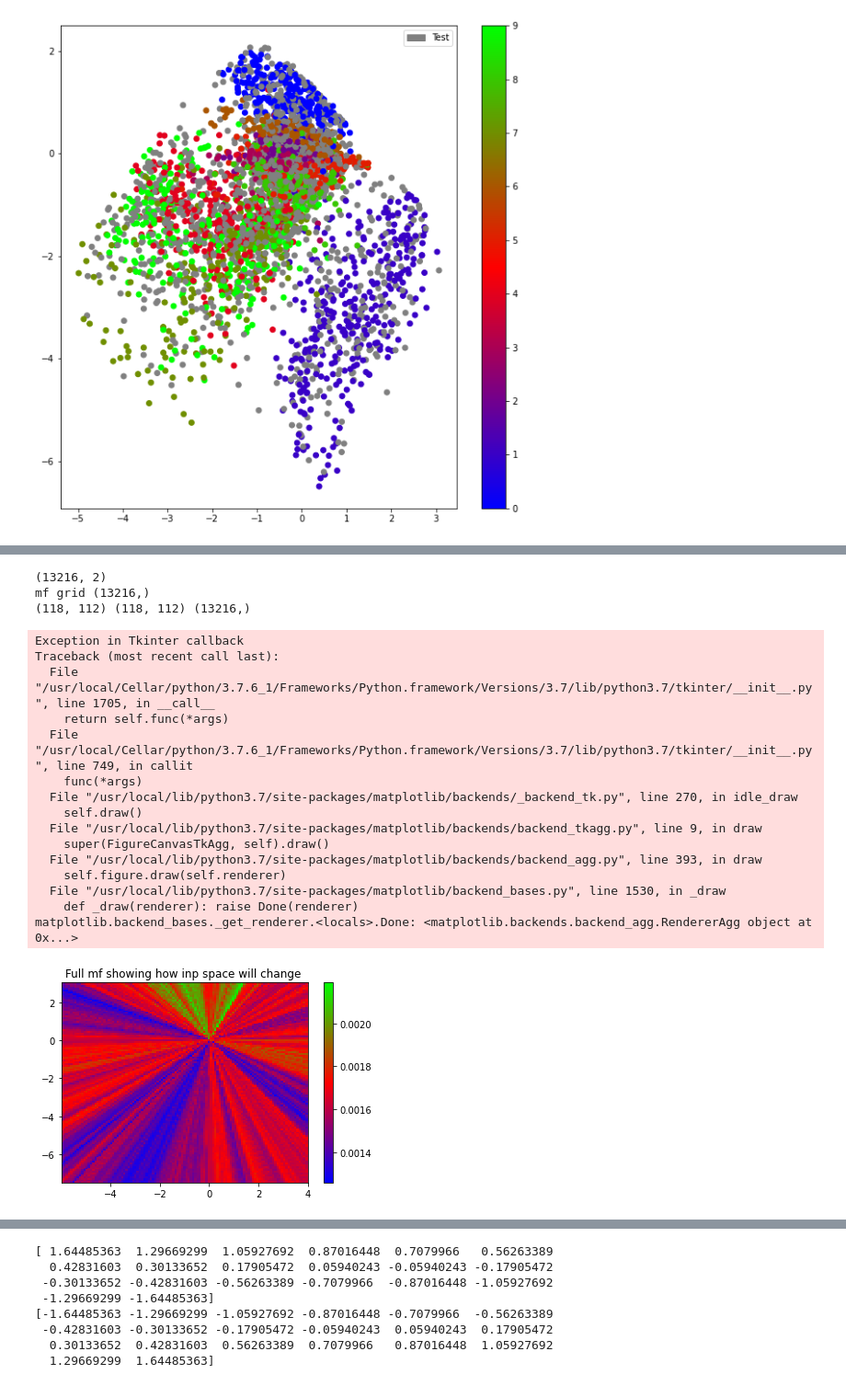
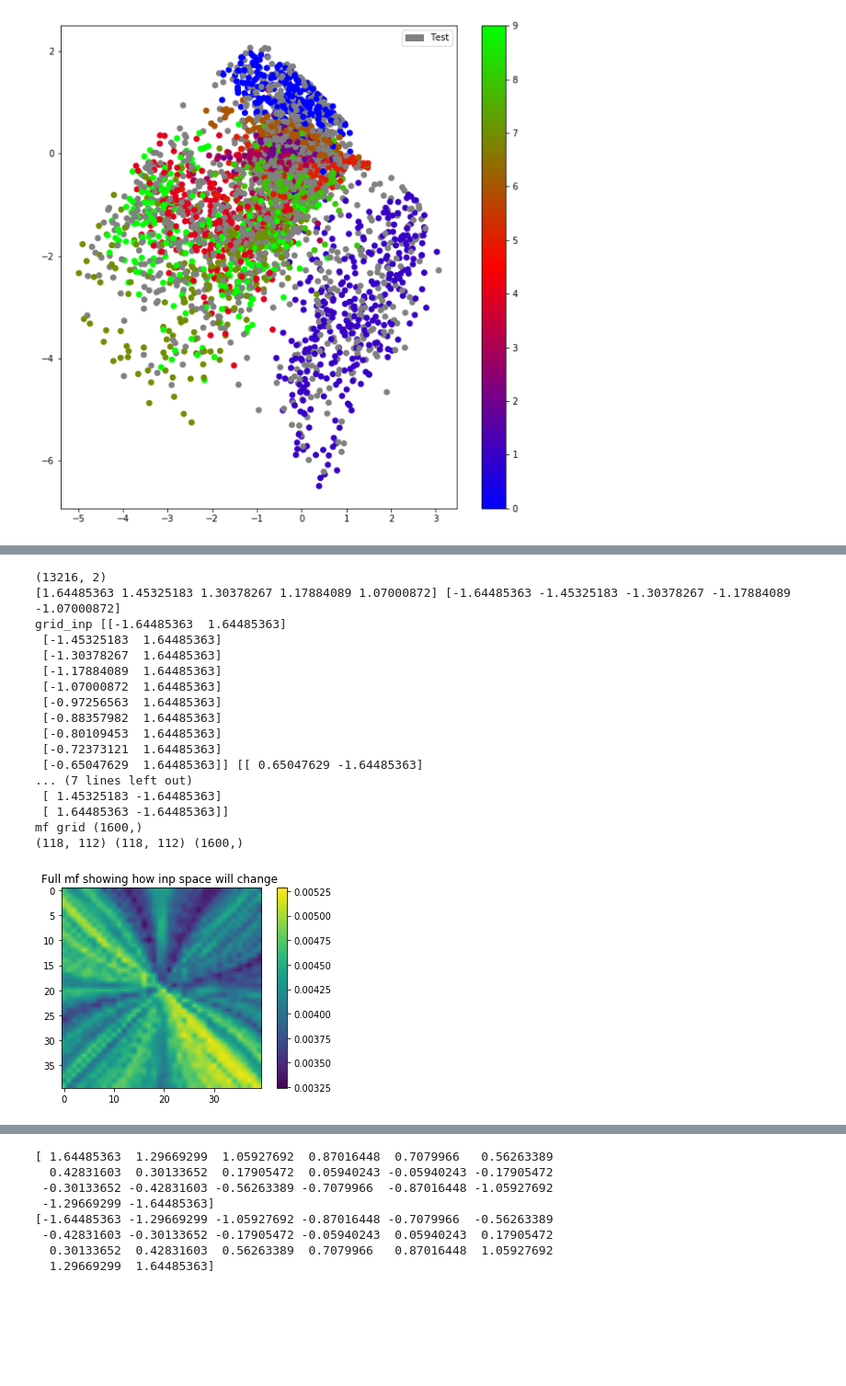
Before and after one commit to andykamp/quantify_seismic_similarity, a Jupyter notebook: notebooks/visualizing-mnist-VAE-rieman_latent_space.ipynb, the cells around one changed output, grey strips where cells are left out. Shown at 92% size. Cells and saved outputs as stored; diff of their text form; code cells hidden in the pictures; blank space fills up the shorter version.

```diff
--- a/notebooks/visualizing-mnist-VAE-rieman_latent_space.ipynb
+++ b/notebooks/visualizing-mnist-VAE-rieman_latent_space.ipynb
@@ -444,46 +428,62 @@ doneee
 # %%
 # plot mf for entire grid
 h = .09  # step size in the mesh
 x_min, x_max = x_valid_encoded[:, 0].min() - 1, x_valid_encoded[:, 0].max() + 1
 y_min, y_max = x_valid_encoded[:, 1].min() - 1,x_valid_encoded[:, 1].max() + 1
 xx, yy = np.meshgrid(np.arange(x_min, x_max, h),
                     np.arange(y_min, y_max, h))
 
 grid_inp = np.c_[xx.ravel(), yy.ravel()]
 print(grid_inp.shape)
 
+
+n = 40
+xxx = np.flip(norm.ppf(np.linspace(0.05, 0.95, n)))
+yyy = norm.ppf(np.linspace(0.05, 0.95, n))
+print(xxx[:5], yyy[:5])
+grid_inp = np.empty([n*n, 2])
+ii=0
+for i, yi in enumerate(xxx):
+    for j, xi in enumerate(yyy):
+        grid_inp[ii] = np.asarray([xi, yi])
+        ii+=1
+print("grid_inp", grid_inp[:10], grid_inp[-10:])
+
+
+
 mf = session.run(rmetric.MF, {rmetric.z: grid_inp})
 print("mf grid", mf.shape)
 print(xx.shape, yy.shape, mf.shape)
 # Put the result into a color plot
-Z = mf.reshape(xx.shape)
+Z = mf.reshape(n, n)
 plt.figure()
-plt.pcolormesh(xx, yy, Z, cmap="brg")
+plt.imshow(Z, interpolation="bilinear")
+
+#plt.pcolormesh(xx, yy, Z, cmap="brg")
 
 #plot actuals
 plt.title("Full mf showing how inp space will change ")
 plt.colorbar()
 plt.show()
 # %% [output]
 (13216, 2)
-mf grid (13216,)
-(118, 112) (118, 112) (13216,)
+[1.64485363 1.45325183 1.30378267 1.17884089 1.07000872] [-1.64485363 -1.45325183 -1.30378267 -1.17884089 -1.07000872]
+grid_inp [[-1.64485363  1.64485363]
+ [-1.45325183  1.64485363]
+ [-1.30378267  1.64485363]
+ [-1.17884089  1.64485363]
+ [-1.07000872  1.64485363]
+ [-0.97256563  1.64485363]
+ [-0.88357982  1.64485363]
+ [-0.80109453  1.64485363]
+ [-0.72373121  1.64485363]
+ [-0.65047629  1.64485363]] [[ 0.65047629 -1.64485363]
+... (7 lines left out)
+ [ 1.45325183 -1.64485363]
+ [ 1.64485363 -1.64485363]]
+mf grid (1600,)
+(118, 112) (118, 112) (1600,)
-Exception in Tkinter callback
-Traceback (most recent call last):
-  File "/usr/local/Cellar/python/3.7.6_1/Frameworks/Python.framework/Versions/3.7/lib/python3.7/tkinter/__init__.py", line 1705, in __call__
-    return self.func(*args)
-  File "/usr/local/Cellar/python/3.7.6_1/Frameworks/Python.framework/Versions/3.7/lib/python3.7/tkinter/__init__.py", line 749, in callit
-    func(*args)
-  File "/usr/local/lib/python3.7/site-packages/matplotlib/backends/_backend_tk.py", line 270, in idle_draw
-    self.draw()
-  File "/usr/local/lib/python3.7/site-packages/matplotlib/backends/backend_tkagg.py", line 9, in draw
-    super(FigureCanvasTkAgg, self).draw()
-  File "/usr/local/lib/python3.7/site-packages/matplotlib/backends/backend_agg.py", line 393, in draw
-    self.figure.draw(self.renderer)
-  File "/usr/local/lib/python3.7/site-packages/matplotlib/backend_bases.py", line 1530, in _draw
-    def _draw(renderer): raise Done(renderer)
-matplotlib.backend_bases._get_renderer.<locals>.Done: <matplotlib.backends.backend_agg.RendererAgg object at 0x...>
-[figure, old version]
+[figure, new version]
 # %%
 # plot random images in the space
 z_samples = np.asarray([[-3,-2],[-3,1],[0,2],[0,0],[-2,-4],[0,-4], [2,-3]])
```
Also changed, not shown: parts of 10 cells of this notebook, 5 other files.
